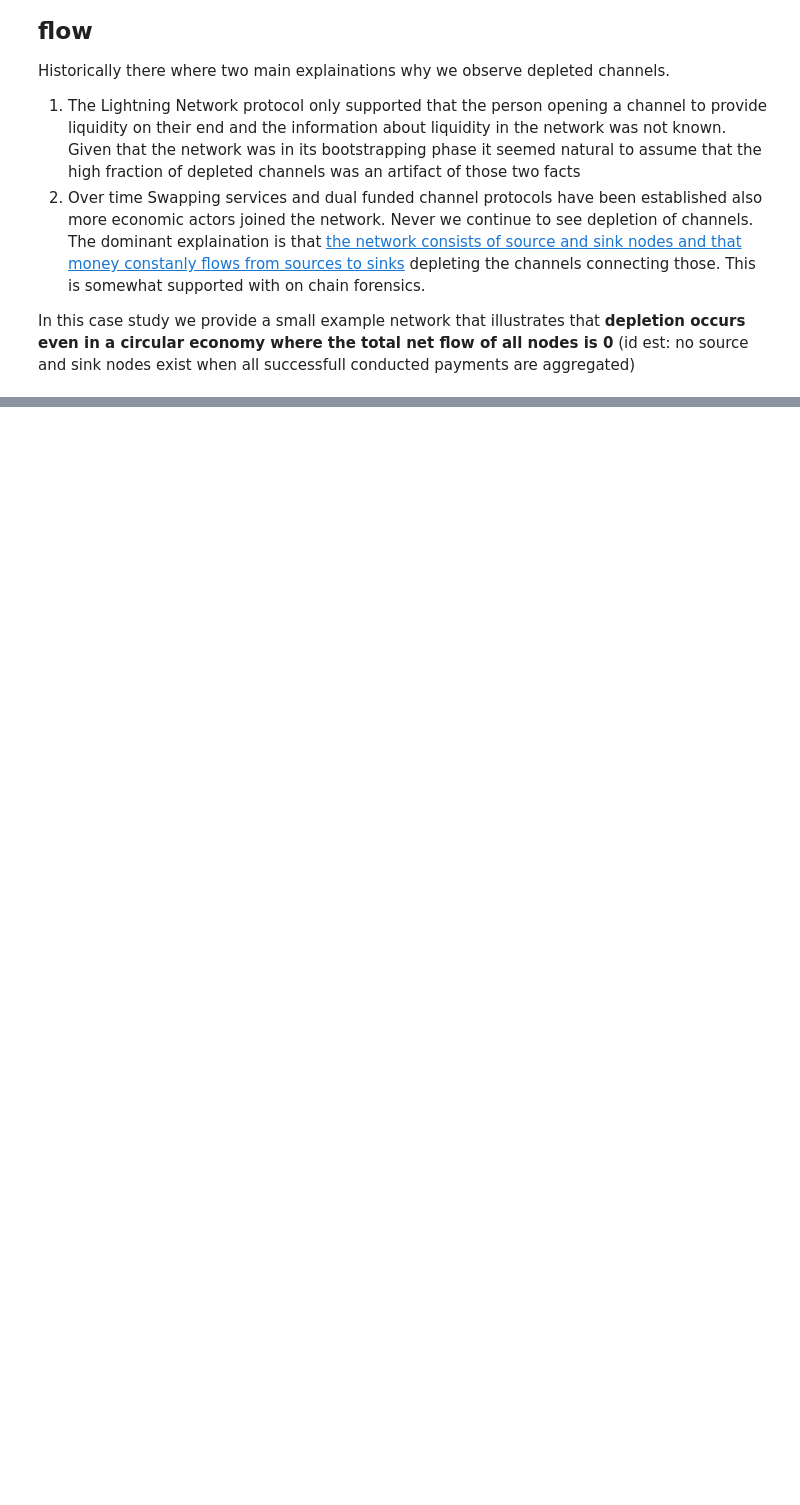
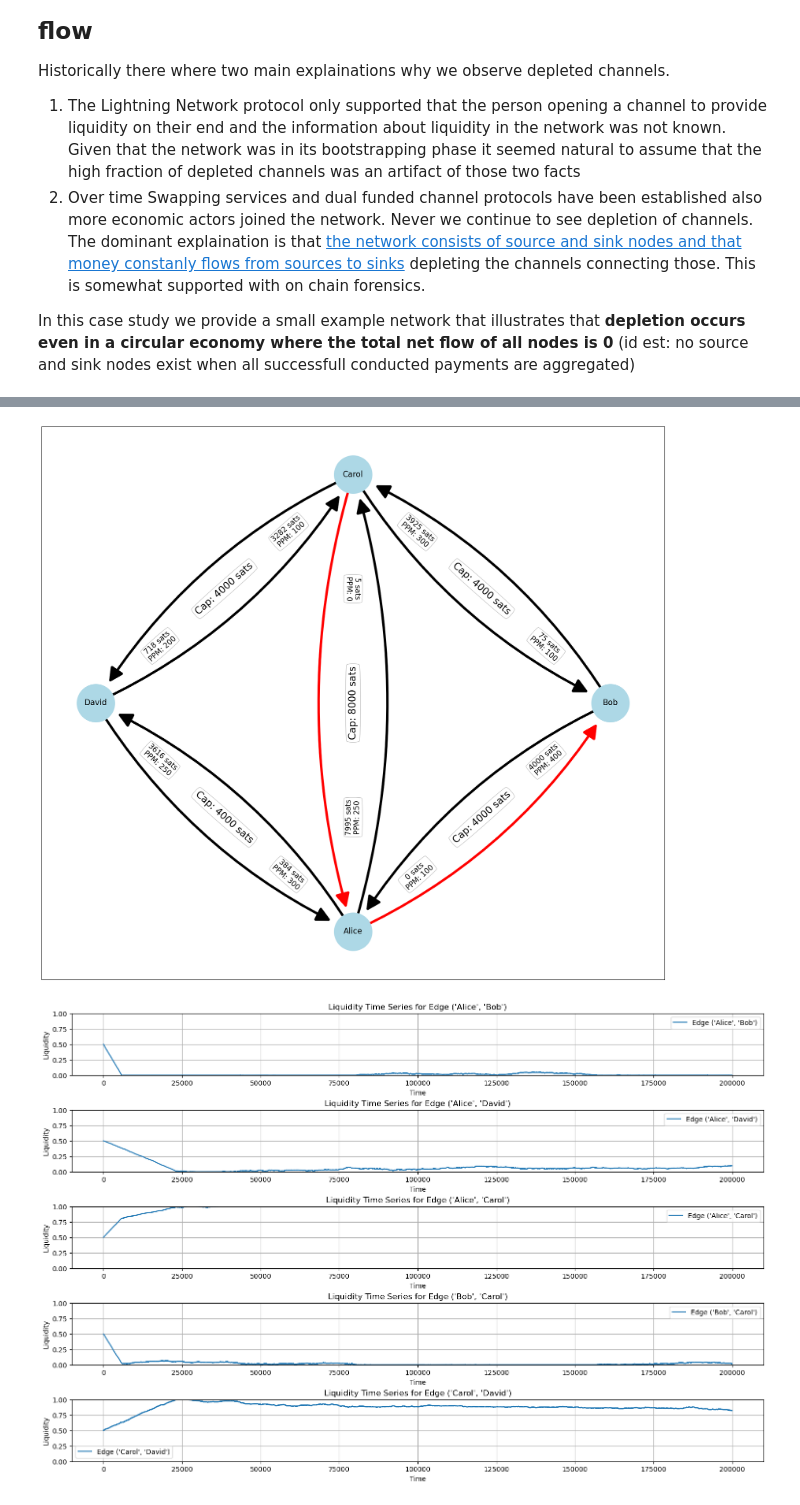
Before and after one commit to ajtowns/Lightning-Network-Limitations, a Jupyter notebook: Limits of two party channels/Selfish Sending yields Almost solution to Global Fee Potential Optimization.ipynb, the cells around one changed output, grey strips where cells are left out. Cells and saved outputs as stored; diff of their text form; code cells hidden in the pictures; blank space fills up the shorter version.

```diff
--- a/Limits of two party channels/Selfish Sending yields Almost solution to Global Fee Potential Optimization.ipynb
+++ b/Limits of two party channels/Selfish Sending yields Almost solution to Global Fee Potential Optimization.ipynb
@@ -739,0 +347,12 @@ plot_wealth_time_series(w_ts,True)
+# %%
+example = new_example()
+ts,w_ts = simulate_payments_with_wealth(example, num_payments=200000, amount=1)
+draw_small_network(example.graph)
+
+plot_liquidity_time_series(ts)
+
+plot_wealth_time_series(w_ts)
+plot_wealth_time_series(w_ts,True)
+# %% [output]
+[figure, added]
+[figure, added]
```
Also changed, not shown: parts of 11 cells of this notebook.
